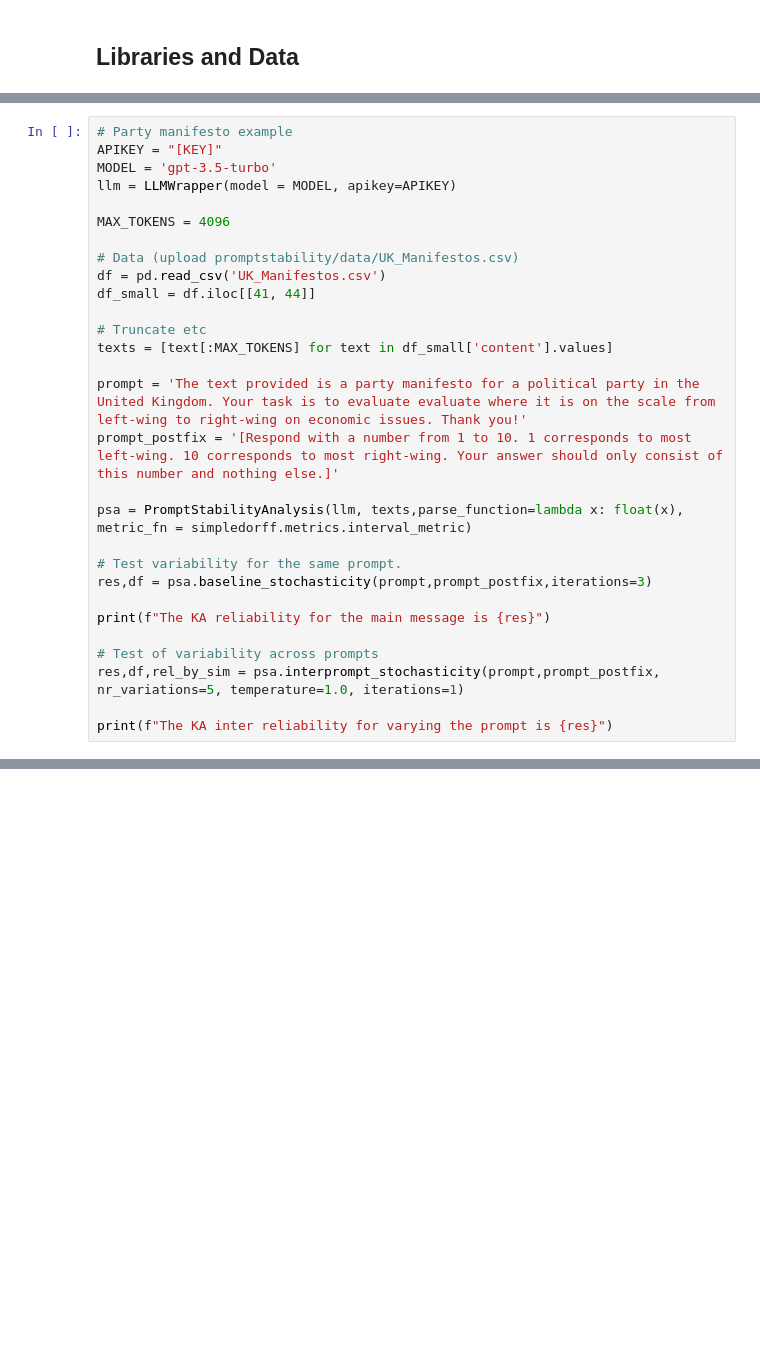
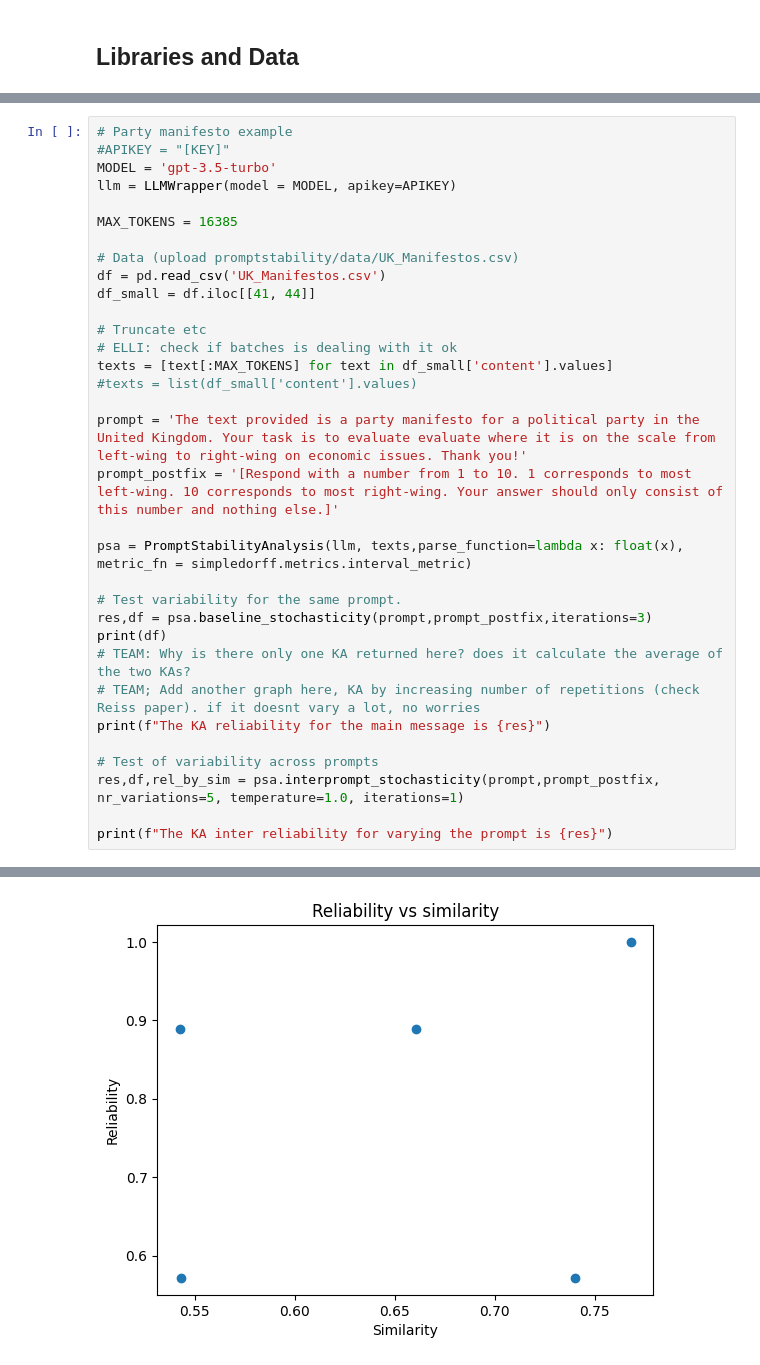
Before and after one commit to cjbarrie/promptstability, a Jupyter notebook: notebooks/manisfestos class.ipynb, the cells around one changed output, grey strips where cells are left out. Cells and saved outputs as stored; diff of their text form; blank space fills up the shorter version.

```diff
--- a/notebooks/manisfestos class.ipynb
+++ b/notebooks/manisfestos class.ipynb
@@ -304,17 +359,19 @@ The resulting interprompt KA reliability value is 0.5258928571428572
 # %%
 # Party manifesto example
-APIKEY = "[KEY]"
+#APIKEY = "[KEY]"
 MODEL = 'gpt-3.5-turbo'
 llm = LLMWrapper(model = MODEL, apikey=APIKEY)
 
-MAX_TOKENS = 4096
+MAX_TOKENS = 16385
 
 # Data (upload promptstability/data/UK_Manifestos.csv)
 df = pd.read_csv('UK_Manifestos.csv')
 df_small = df.iloc[[41, 44]]
 
 # Truncate etc
+# ELLI: check if batches is dealing with it ok
 texts = [text[:MAX_TOKENS] for text in df_small['content'].values]
+#texts = list(df_small['content'].values)
 
 prompt = 'The text provided is a party manifesto for a political party in the United Kingdom. Your task is to evaluate evaluate where it is on the scale from left-wing to right-wing on economic issues. Thank you!'
 prompt_postfix = '[Respond with a number from 1 to 10. 1 corresponds to most left-wing. 10 corresponds to most right-wing. Your answer should only consist of this number and nothing else.]'
@@ -323,10 +380,13 @@ psa = PromptStabilityAnalysis(llm, texts,parse_function=lambda x: float(x), metr
 
 # Test variability for the same prompt.
 res,df = psa.baseline_stochasticity(prompt,prompt_postfix,iterations=3)
-
+print(df)
+# TEAM: Why is there only one KA returned here? does it calculate the average of the two KAs?
+# TEAM; Add another graph here, KA by increasing number of repetitions (check Reiss paper). if it doesnt vary a lot, no worries
 print(f"The KA reliability for the main message is {res}")
 
 # Test of variability across prompts
 res,df,rel_by_sim = psa.interprompt_stochasticity(prompt,prompt_postfix, nr_variations=5, temperature=1.0, iterations=1)
 
 print(f"The KA inter reliability for varying the prompt is {res}")
+# %% [output]
@@ -332,0 +435 @@ print(f"The KA inter reliability for varying the prompt is {res}")
+[figure, added]
```
Also changed, not shown: parts of 13 cells of this notebook.
